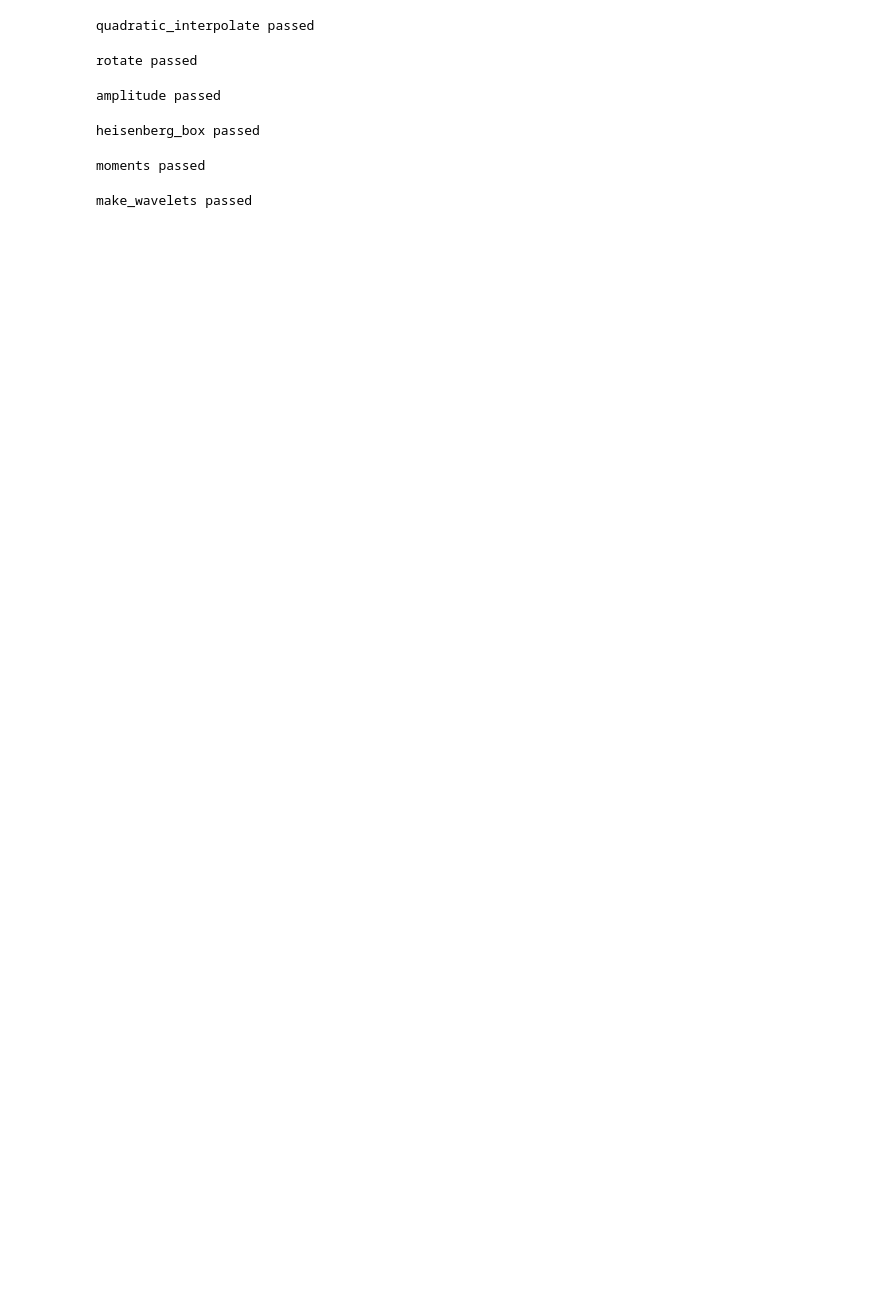
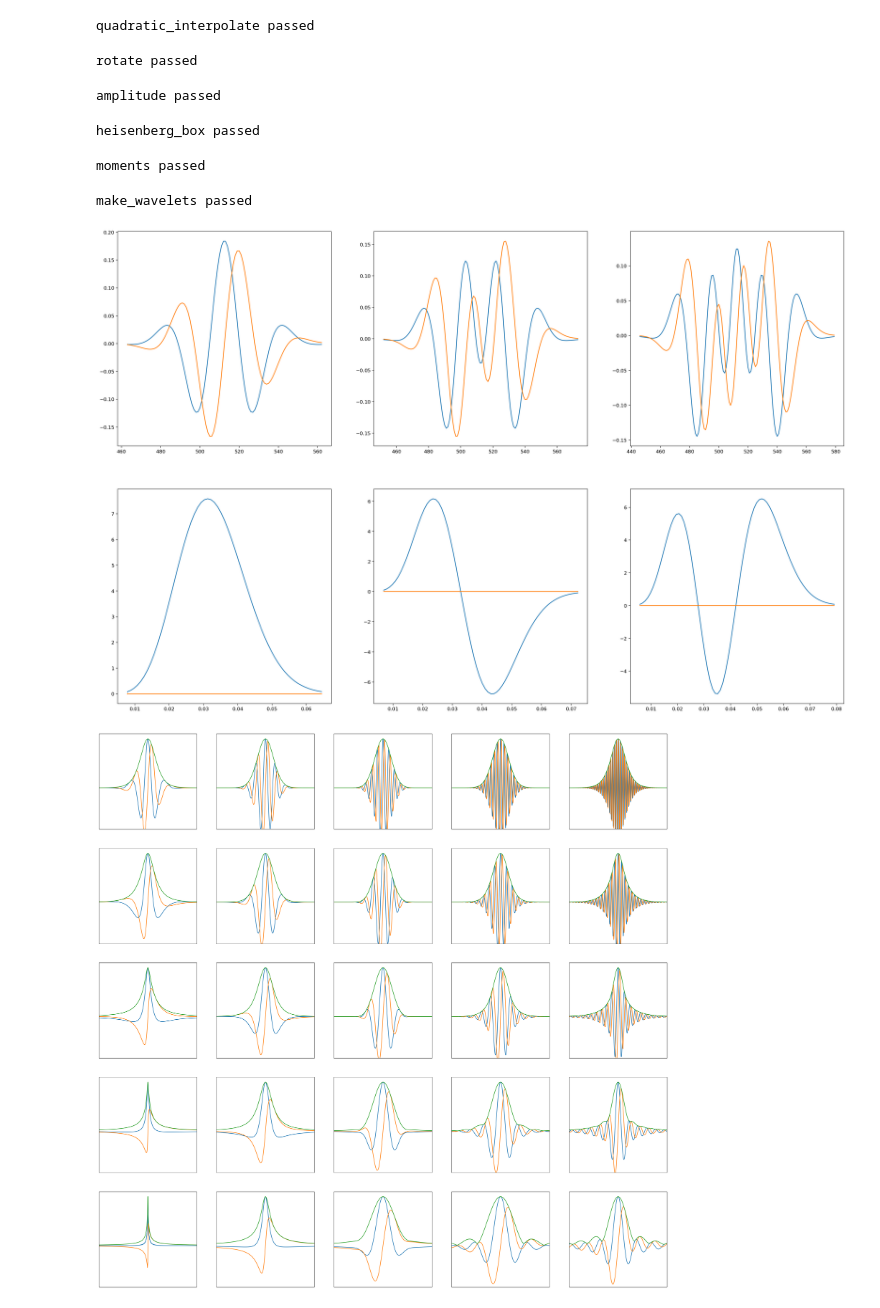
Before and after one commit to danrsc/analytic_wavelet, a Jupyter notebook: analytic_wavelet_transform_test.ipynb, the cells around one changed output. Saved outputs shown, nothing was run; the diff lists cells and outputs as text; code cells hidden in the pictures; blank space fills up the shorter version.

Commit message:
GeneralizedMorseWavelet plots

```diff
--- a/analytic_wavelet_transform_test.ipynb
+++ b/analytic_wavelet_transform_test.ipynb
@@ -420,0 +417,64 @@ fig.add_subplot()
+# %%
+from matplotlib import pyplot as plt, gridspec
+from scipy.fftpack import fftshift
+
+num_timepoints = 256 * 4
+fs = 2 * np.pi / 8 / 4
+psi, psi_f = GeneralizedMorseWavelet(gamma=2, beta=5, is_bandpass_normalized=False).make_wavelet(
+    num_timepoints=num_timepoints, scale_frequencies=fs, num_orthogonal_family_members=3)
+# psi_f = fftshift(psi_f)
+
+def uv_plot(ax, x, y):
+    u = np.real(y)
+    v = np.imag(y)
+    rel_u = np.abs(u) / np.max(np.abs(u))
+    rel_v = np.abs(v) / np.max(np.abs(v))
+    indices_plot = np.flatnonzero(np.logical_or(rel_u >= 0.01, rel_v >= 0.01))
+    start, stop = np.min(indices_plot), np.max(indices_plot) + 1
+    ax.plot(x[start:stop], u[start:stop])
+    ax.plot(x[start:stop], v[start:stop])
+
+t = np.arange(1, num_timepoints + 1)
+# t = t - np.mean(t)
+# t = t * fs
+# t = t / (GeneralizedMorseWavelet(2, 5).time_domain_width() / np.pi)
+# indices_plot = np.nonzero(np.logical_and(t >= -3, t <= 3))
+# start, stop = np.min(indices_plot), np.max(indices_plot) + 1
+f = np.arange(0, 1, 1 / num_timepoints)
+
+fig = plt.figure(figsize=(27, 18), dpi=180)
+grid = gridspec.GridSpec(2, 3)
+
+for i in range(6):
+    row, col = divmod(i, 3)
+    ax = fig.add_subplot(grid[row, col])
+    x = t if row == 0 else f
+    y = psi if row == 0 else psi_f
+    y = y[col, 0]
+    uv_plot(ax, x, y)
+
+plt.show()
+
+fig = plt.figure(figsize=(30, 30), dpi=180)
+grid = gridspec.GridSpec(5, 5)
+num_timepoints = 2 ** 16
+fs = 1 / 512
+t = np.arange(1, num_timepoints + 1)
+t = t - np.mean(t)
+t = t * fs
+gamma_beta = [1/3, 1, 3, 9, 27]
+for i, b in enumerate(reversed(gamma_beta)):
+    for j, g in enumerate(gamma_beta):
+        morse = GeneralizedMorseWavelet(g, b)
+        p = morse.time_domain_width()
+        psi, _ = morse.make_wavelet(num_timepoints, 2 * np.pi * fs)
+        ax = fig.add_subplot(grid[i, j])
+        x = np.concatenate([np.real(psi), np.imag(psi), np.abs(psi)], axis=0).T / np.max(np.abs(psi))
+        ax.plot(t / (p / np.pi), x)
+        ax.set_xlim(-3, 3)
+        ax.set_ylim(-0.85, 1.1)
+        ax.set_xticks([])
+        ax.set_yticks([])
+# %% [output]
+[figure, added]
+[figure, added]
```
Also changed, not shown: parts of 1 cell of this notebook.
